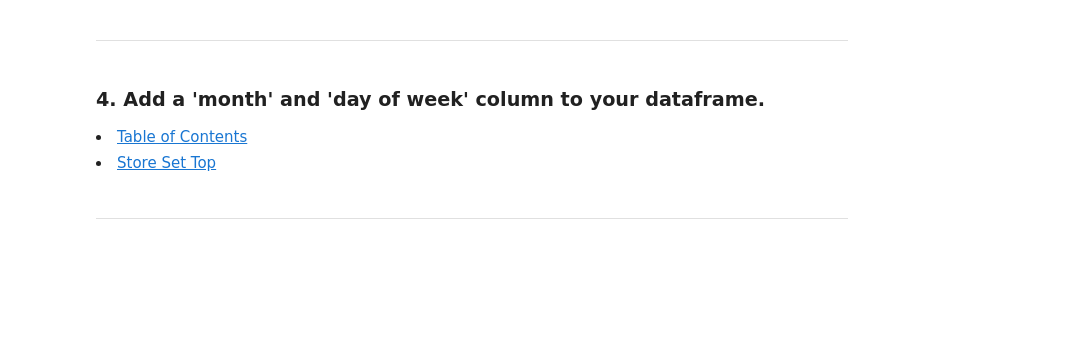
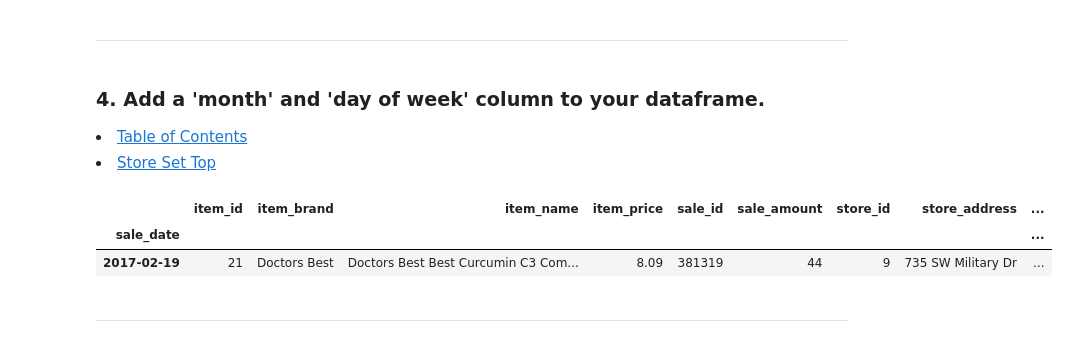
Before and after one commit to Jared-Wood135/time-series-exercises, a Jupyter notebook: prepare.ipynb, the cells around one changed output. Cells and saved outputs as stored; diff of their text form; code cells hidden in the pictures; blank space fills up the shorter version.

```diff
--- a/prepare.ipynb
+++ b/prepare.ipynb
@@ -61,6 +123,14 @@ Using your store items data:
 
 <li><a href='#TableOfContents'>Table of Contents</a></li>
 <li><a href='#store'>Store Set Top</a></li>
+# %%
+store['month'] = store.index.month
+store['dayofweek'] = store.index.dayofweek
+store.sample()
+# %% [output]
+|  | item_id | item_brand | item_name | item_price | sale_id | sale_amount | store_id | store_address | ... |
+| sale_date |  |  |  |  |  |  |  |  | ... |
+| 2017-02-19 | 21 | Doctors Best | Doctors Best Best Curcumin C3 Com... | 8.09 | 381319 | 44 | 9 | 735 SW Military Dr | ... |
 # %% [markdown]
 ---
 # %% [markdown]
```
Also changed, not shown: parts of 8 cells of this notebook, 1 other file.
